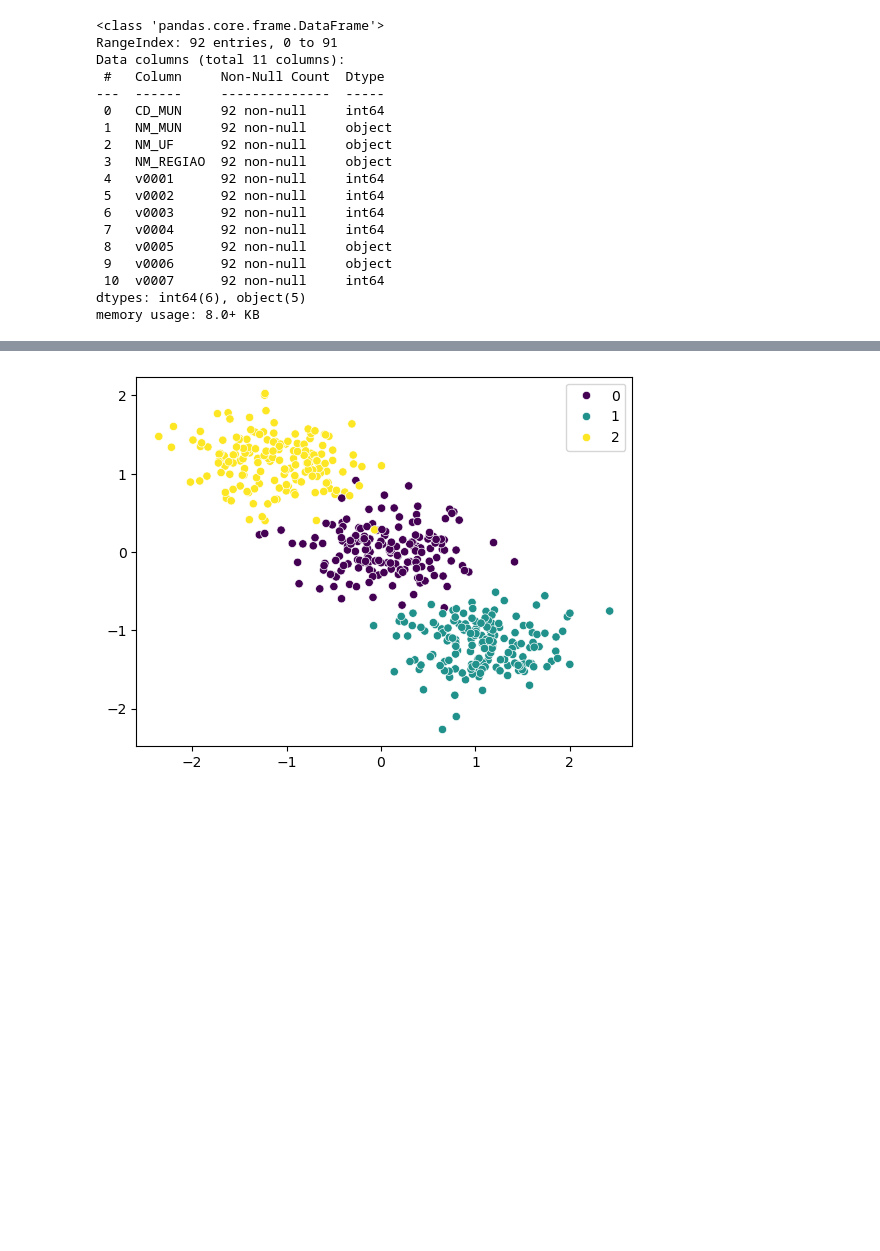
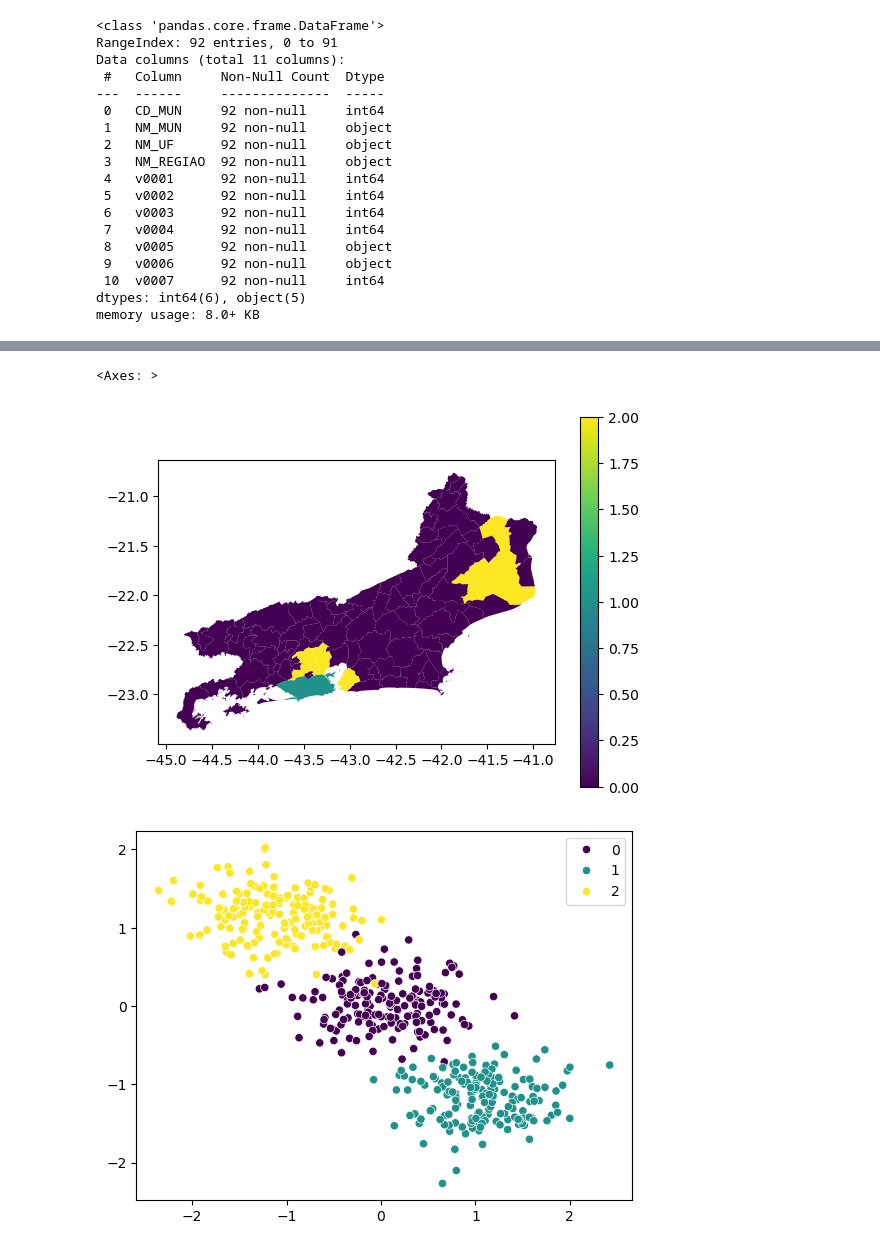
Before and after one commit to andradewagner/kmeansclustering, a Jupyter notebook: ibgev1.ipynb, the cells around one changed output, grey strips where cells are left out. Saved outputs shown, nothing was run; the diff lists cells and outputs as text; code cells hidden in the pictures; blank space fills up the shorter version.

```diff
--- a/ibgev1.ipynb
+++ b/ibgev1.ipynb
@@ -87,3 +118,8 @@ memory usage: 8.0+ KB
+# %%
+pd.merge(rj_geodf, censo_basico_rj_df, on='CD_MUN', how='inner').plot(column='cluster', legend=True)
+# %% [output]
+<Axes: >
+[figure, added]
 # %%
 import math
 import random
```
Also changed, not shown: parts of 8 cells of this notebook, 3 other files.
